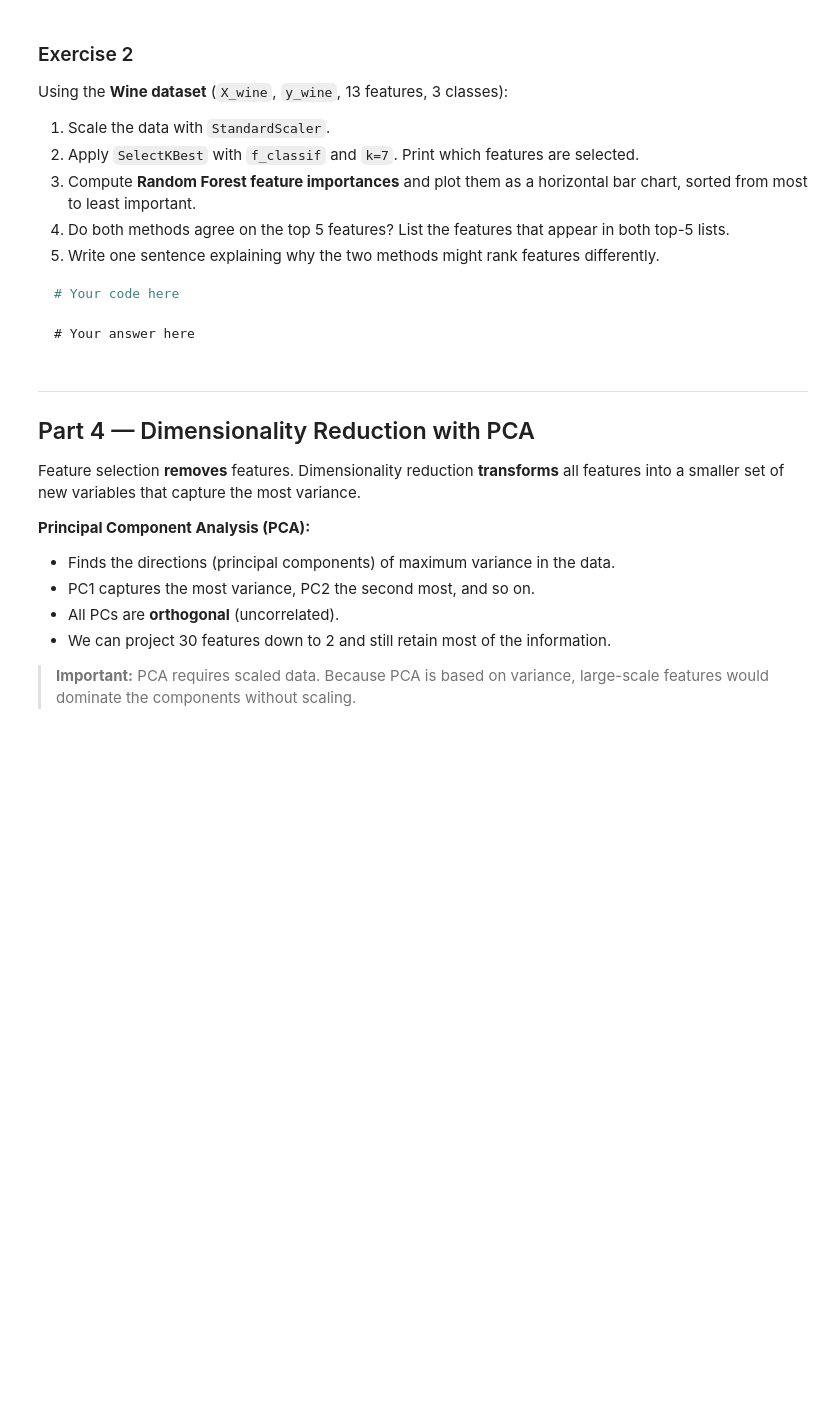
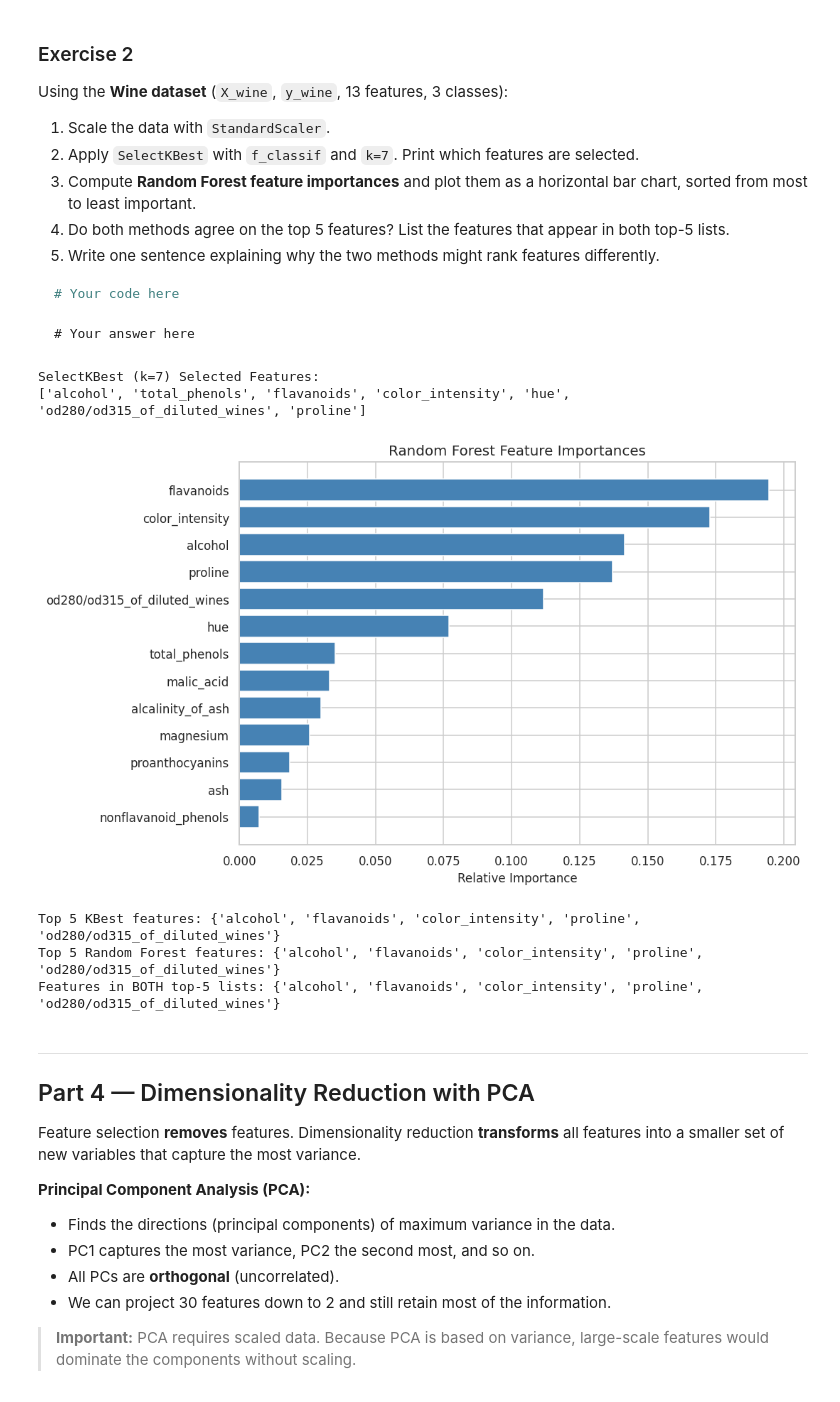
Before and after one commit to sahibshakhayev/IntroToDS, a Jupyter notebook: Solved/LB_W6.ipynb, the cells around one changed output. Saved outputs shown, nothing was run; the diff lists cells and outputs as text; code cells hidden in the pictures; blank space fills up the shorter version.

````diff
--- a/Solved/LB_W6.ipynb
+++ b/Solved/LB_W6.ipynb
@@ -522,6 +569,59 @@ Using the **Wine dataset** (`X_wine`, `y_wine`, 13 features, 3 classes):
 ```
 # Your answer here
 ```
+# %%
+# Assuming X_wine is a pandas DataFrame with feature names and y_wine is a pandas Series/NumPy array
+# 1. Scale the data with StandardScaler
+scaler = StandardScaler()
+X_wine_scaled = scaler.fit_transform(X_wine)
+X_wine_scaled_df = pd.DataFrame(X_wine_scaled, columns=X_wine.columns)
+
+# 2. Apply SelectKBest with f_classif and k=7
+kbest_selector = SelectKBest(score_func=f_classif, k=7)
+kbest_selector.fit(X_wine_scaled_df, y_wine)
+
+selected_mask = kbest_selector.get_support()
+selected_features = X_wine.columns[selected_mask].tolist()
+print(f"SelectKBest (k=7) Selected Features:\n{selected_features}\n")
+
+# 3. Compute Random Forest feature importances and plot them
+rf_model = RandomForestClassifier(n_estimators=100, random_state=42)
+rf_model.fit(X_wine_scaled_df, y_wine)
+
+importances = rf_model.feature_importances_
+sorted_idx = np.argsort(importances)
+sorted_features = X_wine.columns[sorted_idx]
+sorted_importances = importances[sorted_idx]
+
+plt.figure(figsize=(10, 6))
+plt.barh(range(len(sorted_idx)), sorted_importances, color='steelblue')
+plt.yticks(range(len(sorted_idx)), sorted_features)
+plt.title('Random Forest Feature Importances')
+plt.xlabel('Relative Importance')
+plt.tight_layout()
+plt.show()
+
+# 4. Compare the top 5 features from both methods
+# Get top 5 from SelectKBest (sorting by f_classif scores)
+kbest_scores = kbest_selector.scores_
+top5_kbest_idx = np.argsort(kbest_scores)[-5:]
+top5_kbest = set(X_wine.columns[top5_kbest_idx])
+
+# Get top 5 from Random Forest
+top5_rf = set(sorted_features[-5:])
+
+common_top5 = top5_kbest.intersection(top5_rf)
+
+print("Top 5 KBest features:", top5_kbest)
+print("Top 5 Random Forest features:", top5_rf)
+print("Features in BOTH top-5 lists:", common_top5)
+# %% [output]
+SelectKBest (k=7) Selected Features:
+['alcohol', 'total_phenols', 'flavanoids', 'color_intensity', 'hue', 'od280/od315_of_diluted_wines', 'proline']
+[figure, added]
+Top 5 KBest features: {'alcohol', 'flavanoids', 'color_intensity', 'proline', 'od280/od315_of_diluted_wines'}
+Top 5 Random Forest features: {'alcohol', 'flavanoids', 'color_intensity', 'proline', 'od280/od315_of_diluted_wines'}
+Features in BOTH top-5 lists: {'alcohol', 'flavanoids', 'color_intensity', 'proline', 'od280/od315_of_diluted_wines'}
 # %% [markdown]
 ---
 ## Part 4 — Dimensionality Reduction with PCA
````
Also changed, not shown: parts of 7 cells of this notebook.
